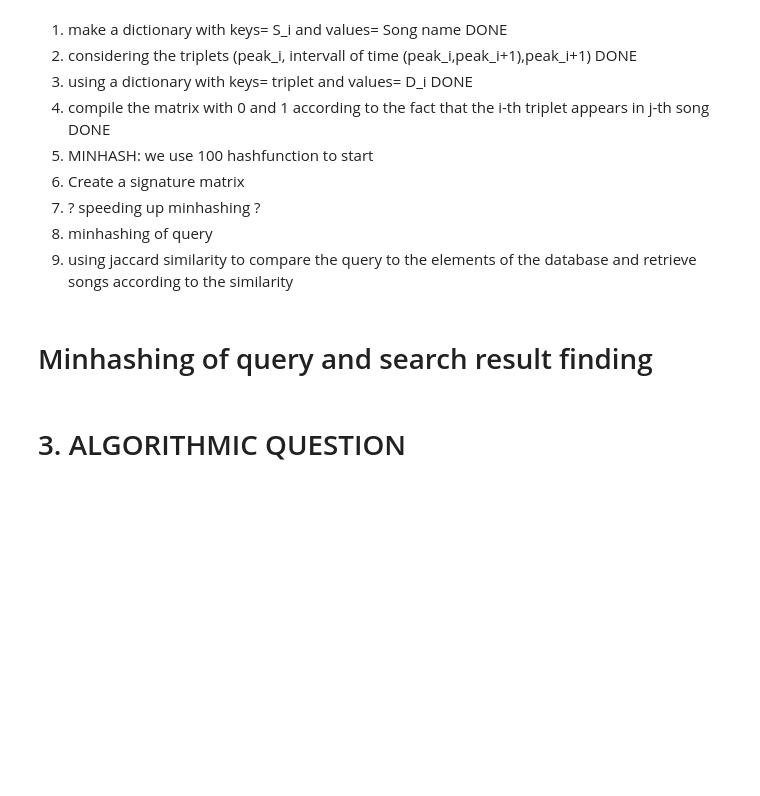
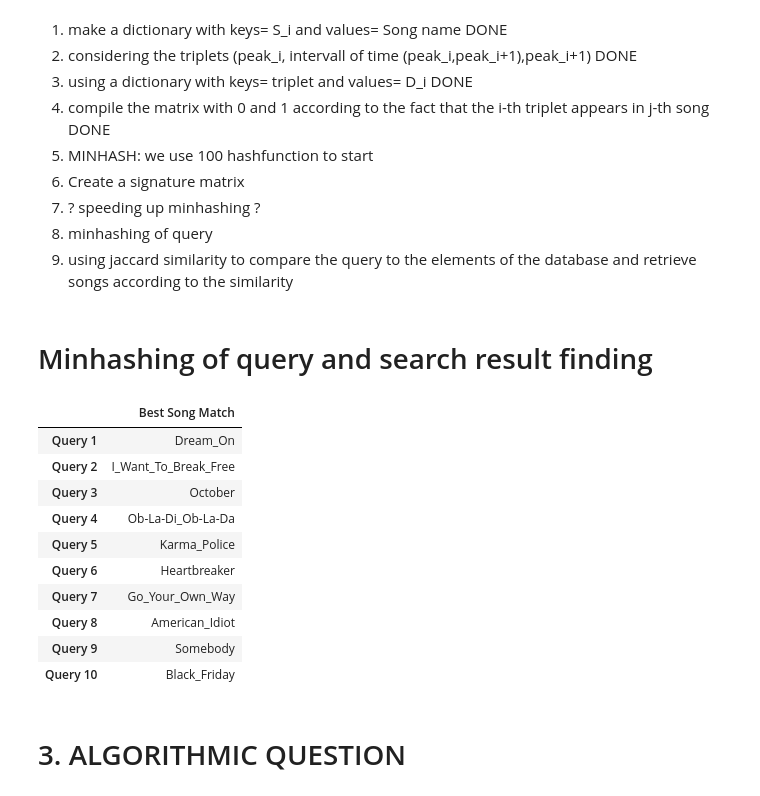
Before and after one commit to PliniLeonardo/ADM_HW4, a Jupyter notebook: homework4.ipynb, the cells around one changed output. Drawn from its saved outputs; the diff is of its cells as text; code cells hidden in the pictures; blank space fills up the shorter version.

Commit message:
search added

```diff
--- a/homework4.ipynb
+++ b/homework4.ipynb
@@ -317,3 +308,19 @@ query = a[0]
+# %%
+query = ['data/query/track1.wav','data/query/track2.wav','data/query/track3.wav','data/query/track4.wav','data/query/track5.wav','data/query/track6.wav','data/query/track7.wav','data/query/track8.wav','data/query/track9.wav','data/query/track10.wav']
+# %%
+search(query)
+# %% [output]
+|  | Best Song Match |
+| Query 1 | Dream_On |
+| Query 2 | I_Want_To_Break_Free |
+| Query 3 | October |
+| Query 4 | Ob-La-Di_Ob-La-Da |
+| Query 5 | Karma_Police |
+| Query 6 | Heartbreaker |
+| Query 7 | Go_Your_Own_Way |
+| Query 8 | American_Idiot |
+| Query 9 | Somebody |
+| Query 10 | Black_Friday |
 # %%
 def minhash_query(query):
     # load the track in memory
```
Also changed, not shown: parts of 14 cells of this notebook, 10 other files.
